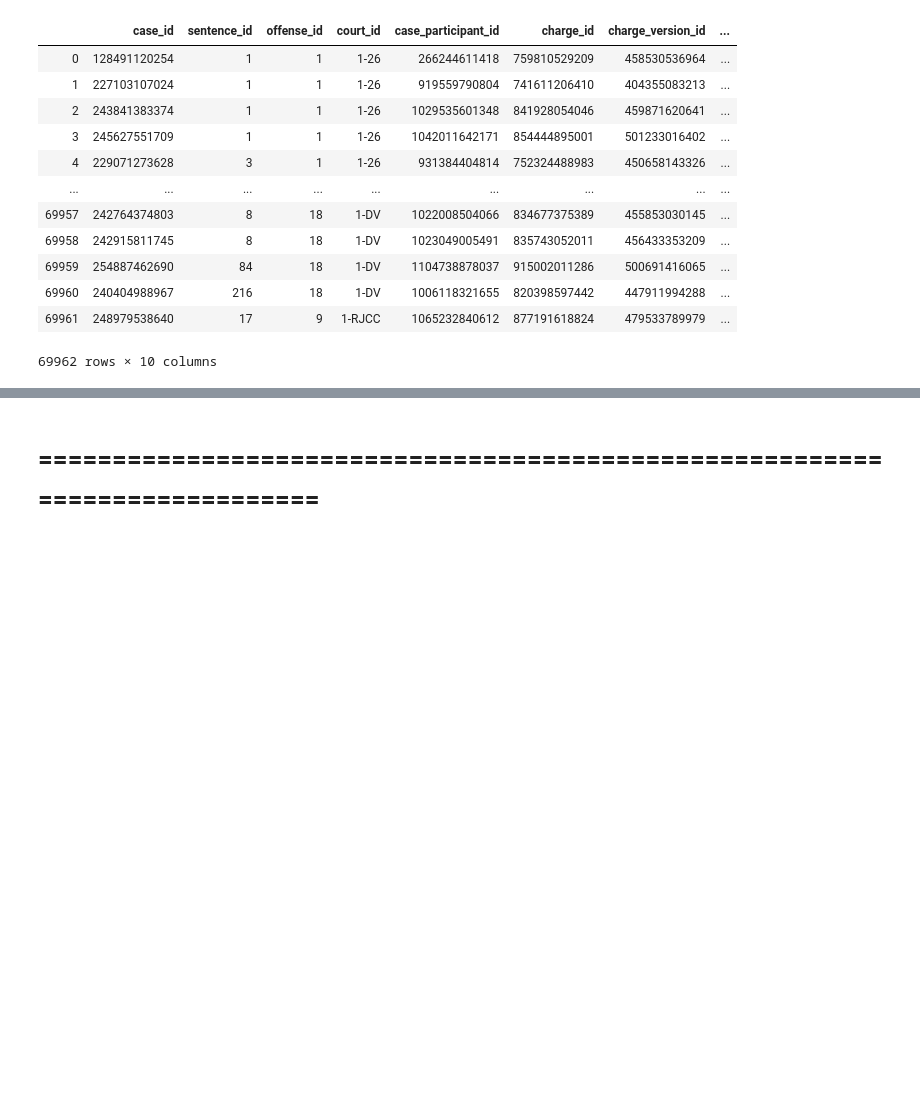
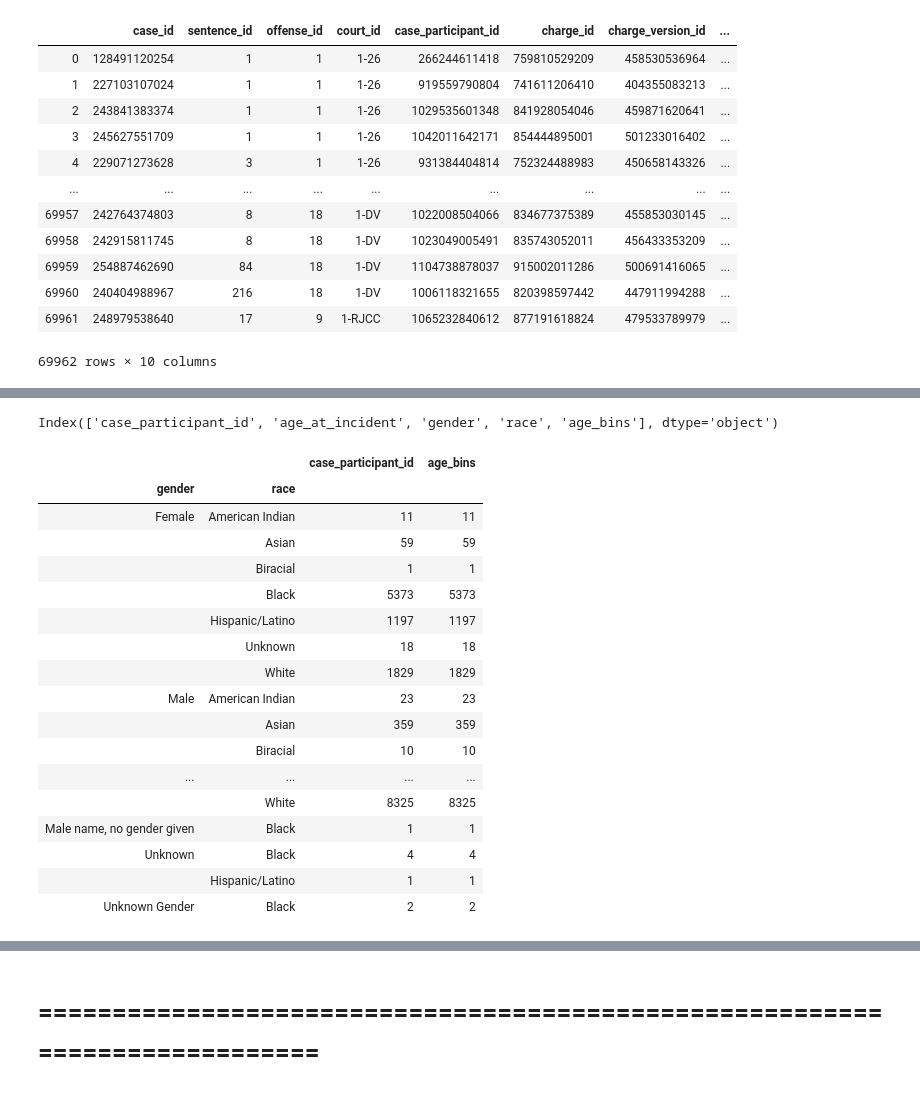
Before and after one commit to cckuqui/CCSAO-Sentencing, a Jupyter notebook: Back-end/new.ipynb, the cells around one changed output, grey strips where cells are left out. Drawn from its saved outputs; the diff is of its cells as text; code cells hidden in the pictures; blank space fills up the shorter version.

```diff
--- a/Back-end/new.ipynb
+++ b/Back-end/new.ipynb
@@ -1284 +1299,30 @@ results
+# %%
+participants.columns
+# %% [output]
+Index(['case_participant_id', 'age_at_incident', 'gender', 'race', 'age_bins'], dtype='object')
+# %%
+participants2 = participants[['case_participant_id', 'gender', 'race', 'age_bins']]
+participants_multi = participants2.groupby(['gender','race','age_bins']).count()
+participants_multi.dropna(inplace=True)
+participants_multi.to_json('../Dashboard/static/participants_multi.json',orient='split')
+participants_multi
+# %% [output]
+|  |  | case_participant_id | age_bins |
+| gender | race |  |  |
+| Female | American Indian | 11 | 11 |
+|  | Asian | 59 | 59 |
+|  | Biracial | 1 | 1 |
+|  | Black | 5373 | 5373 |
+|  | Hispanic/Latino | 1197 | 1197 |
+|  | Unknown | 18 | 18 |
+|  | White | 1829 | 1829 |
+| Male | American Indian | 23 | 23 |
+|  | Asian | 359 | 359 |
+|  | Biracial | 10 | 10 |
+| ... | ... | ... | ... |
+|  | White | 8325 | 8325 |
+| Male name, no gender given | Black | 1 | 1 |
+| Unknown | Black | 4 | 4 |
+|  | Hispanic/Latino | 1 | 1 |
+| Unknown Gender | Black | 2 | 2 |
 # %%
```
Also changed, not shown: parts of 68 cells of this notebook, 2 other files.
